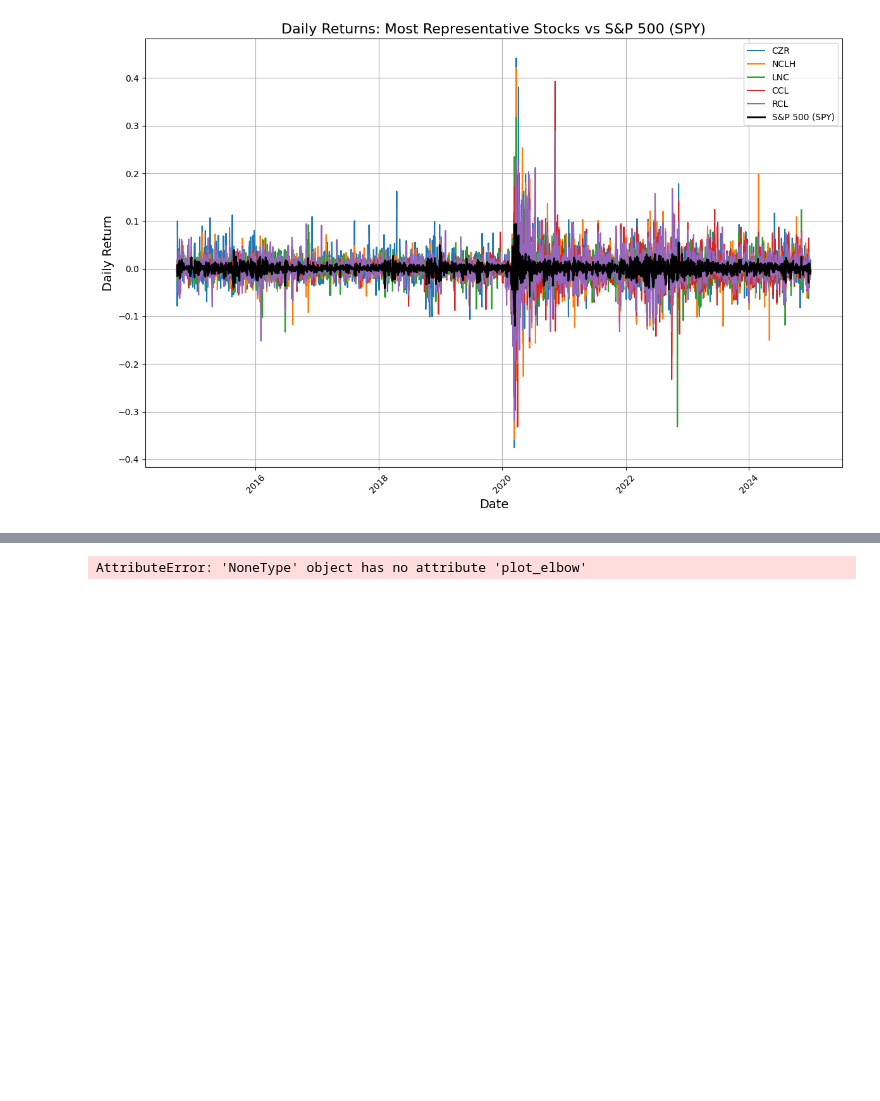
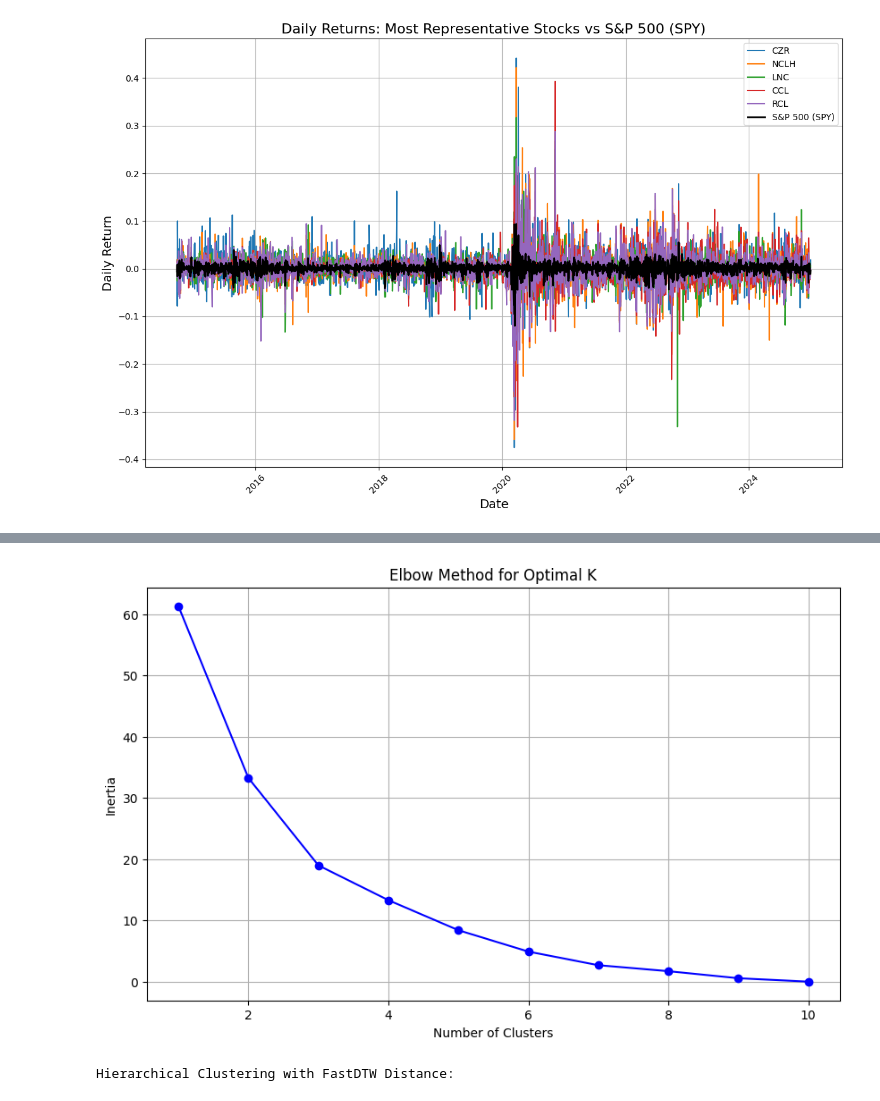
Before and after one commit to blackswan-quants/dtwclustering_sp500, a Jupyter notebook: clustering notebook.ipynb, the cells around one changed output, grey strips where cells are left out. Drawn from its saved outputs; the diff is of its cells as text; code cells hidden in the pictures; blank space fills up the shorter version.

Commit message:
correzione codice parziale in clustering notebook.ipynb

```diff
--- a/clustering notebook.ipynb
+++ b/clustering notebook.ipynb
@@ -583,4 +611,4 @@ plot_smoothing_levels(df_sp500, stock_symbol, smoothing_factors=[0.2, 0.5, 0.8])
 df_sp500 = df_sp500.iloc[:10]  # This selects the first 10 rows
 # %%
 # Initialize the DTWClustering with the sliced DataFrame
-clustering = TimeSeriesClustering(df_sp500).preprocess()
+clustering = TimeSeriesClustering(df_sp500)
@@ -587,14 +618,14 @@ clustering = TimeSeriesClustering(df_sp500).preprocess()
 # %%
-#elbow method for kmeans clustering
-clustering.plot_elbow()
+# Elbow method for kmeans clustering
+clustering.plot_elbow(max_clusters=10)
 # %% [output]
-AttributeError: 'NoneType' object has no attribute 'plot_elbow'
+[figure, added]
 # %%
 # Hierarchical Clustering with FastDTW Distance
 print("\nHierarchical Clustering with FastDTW Distance:")
-hierarchical_results_fastdtw = dtw_clustering.hierarchical_clustering(k=4, distance_metric="fastdtw")
-
-print(hierarchical_results_fastdtw)
+hierarchical_results_fastdtw = clustering.hierarchical_clustering(n_clusters=4, metric='fastdtw', linkage_method='average')
+# %% [output]
+Hierarchical Clustering with FastDTW Distance:
 # %%
 hierarchical_cluster_fastDTW=hierarchical_results_fastdtw["clusters"] -1
 hierarchical_cluster_fastDTW
```
Also changed, not shown: parts of 12 cells of this notebook.
